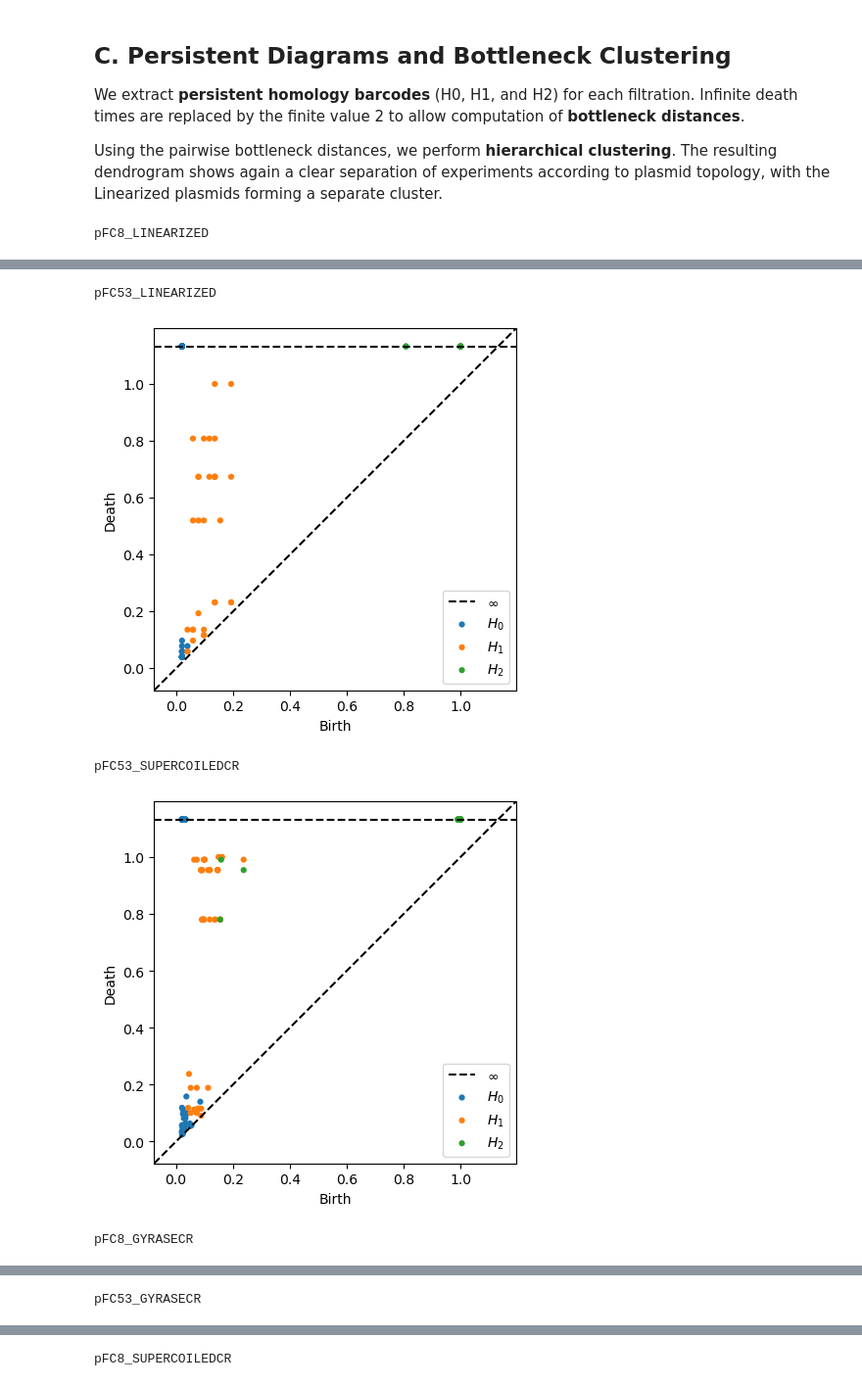
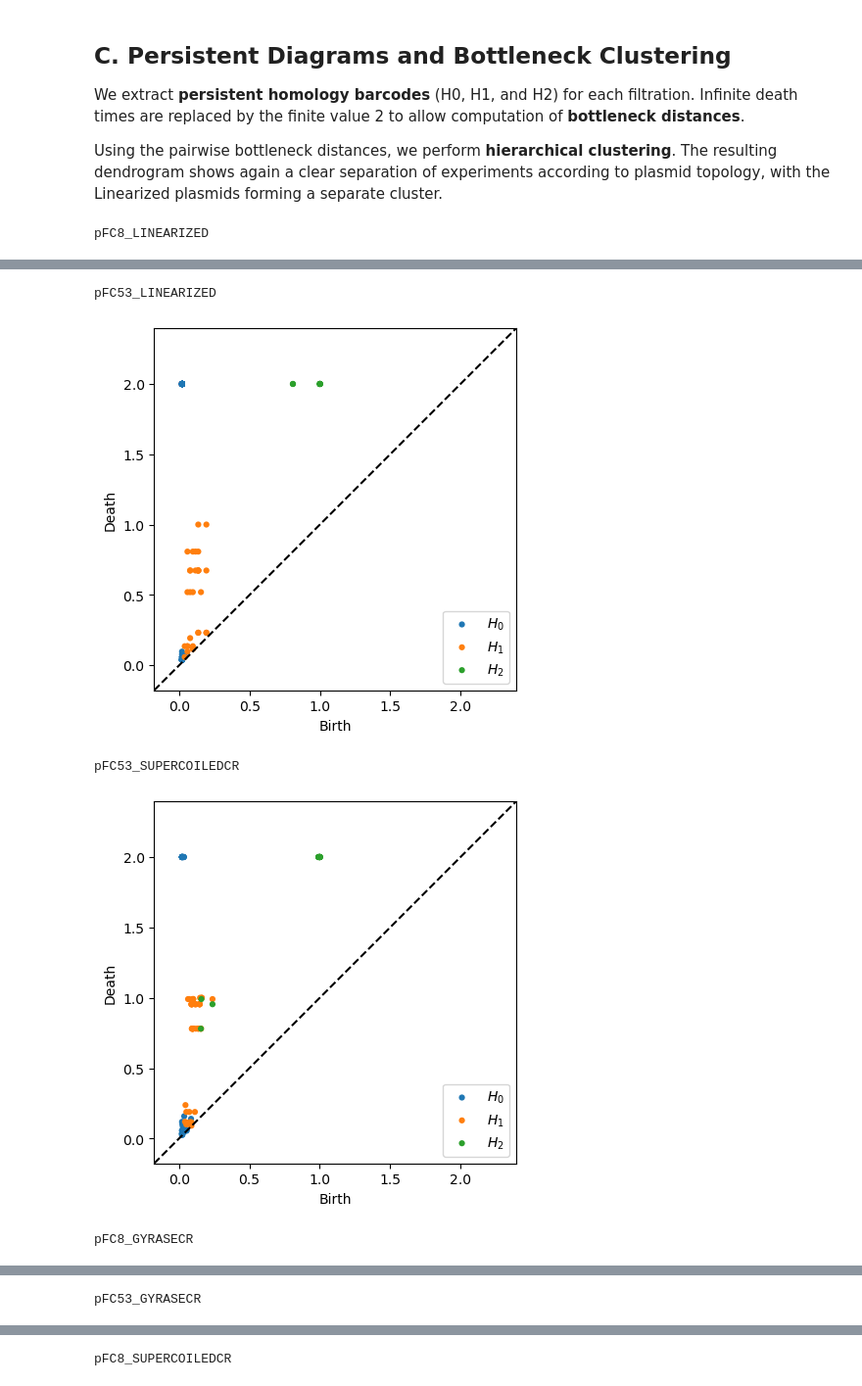
Before and after one commit to USF-DNA-Knot-Math/InDelsTopo, a Jupyter notebook: examples/Example2_Rloops/2_R_Loops_InDelsTopo_Analysis.ipynb, the cells around one changed output, grey strips where cells are left out. Shown at 98% size. Drawn from its saved outputs; the diff is of its cells as text; code cells hidden in the pictures.

```diff
--- a/examples/Example2_Rloops/2_R_Loops_InDelsTopo_Analysis.ipynb
+++ b/examples/Example2_Rloops/2_R_Loops_InDelsTopo_Analysis.ipynb
@@ -116,7 +116,7 @@ INF_REPLACEMENT=2
 all_dgms = []
 
 for i, filtration in enumerate(filtrations):
-    dgms0 = filtration.get_persistent_homology_barcodes()
+    dgms0 = filtration.get_persistent_homology_barcodes(inf_value=INF_REPLACEMENT)
 
     # Convert to list of numpy arrays
     dgms = [np.array(dgms0[j]) for j in range(len(dgms0))]
@@ -125,9 +125,6 @@ for i, filtration in enumerate(filtrations):
     print(exp_names[i])
     plot_diagrams(dgms, show=True)
 
-    for dgm in dgms:
-        # Replace inf with prescribed value
-        dgm[np.isinf(dgm)] = INF_REPLACEMENT
     all_dgms.append(dgms)
 # %% [output]
 pFC8_LINEARIZED
@@ -135,5 +132,5 @@ pFC8_LINEARIZED
 pFC53_LINEARIZED
-[figure, old version]
+[figure, new version]
 pFC53_SUPERCOILEDCR
-[figure, old version]
+[figure, new version]
 pFC8_GYRASECR
```
Also changed, not shown: parts of 6 cells of this notebook, 1 other file.
